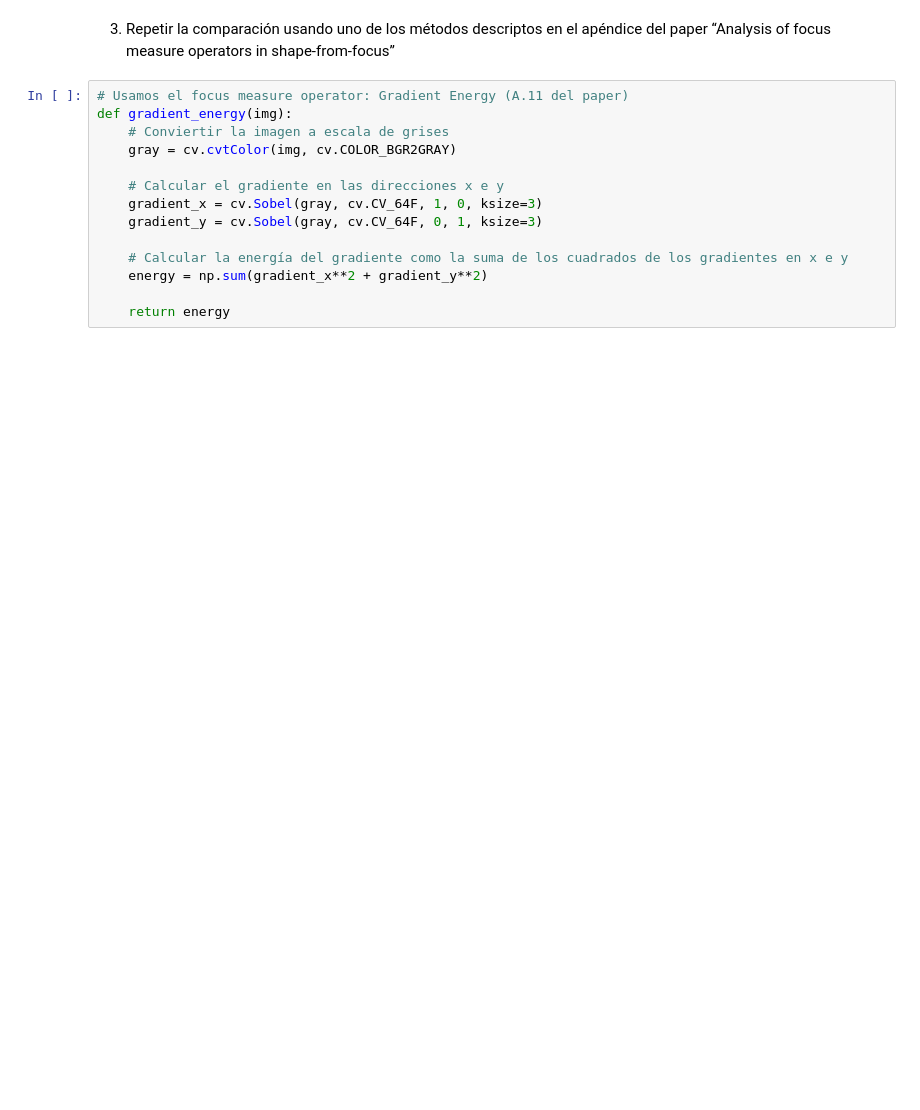
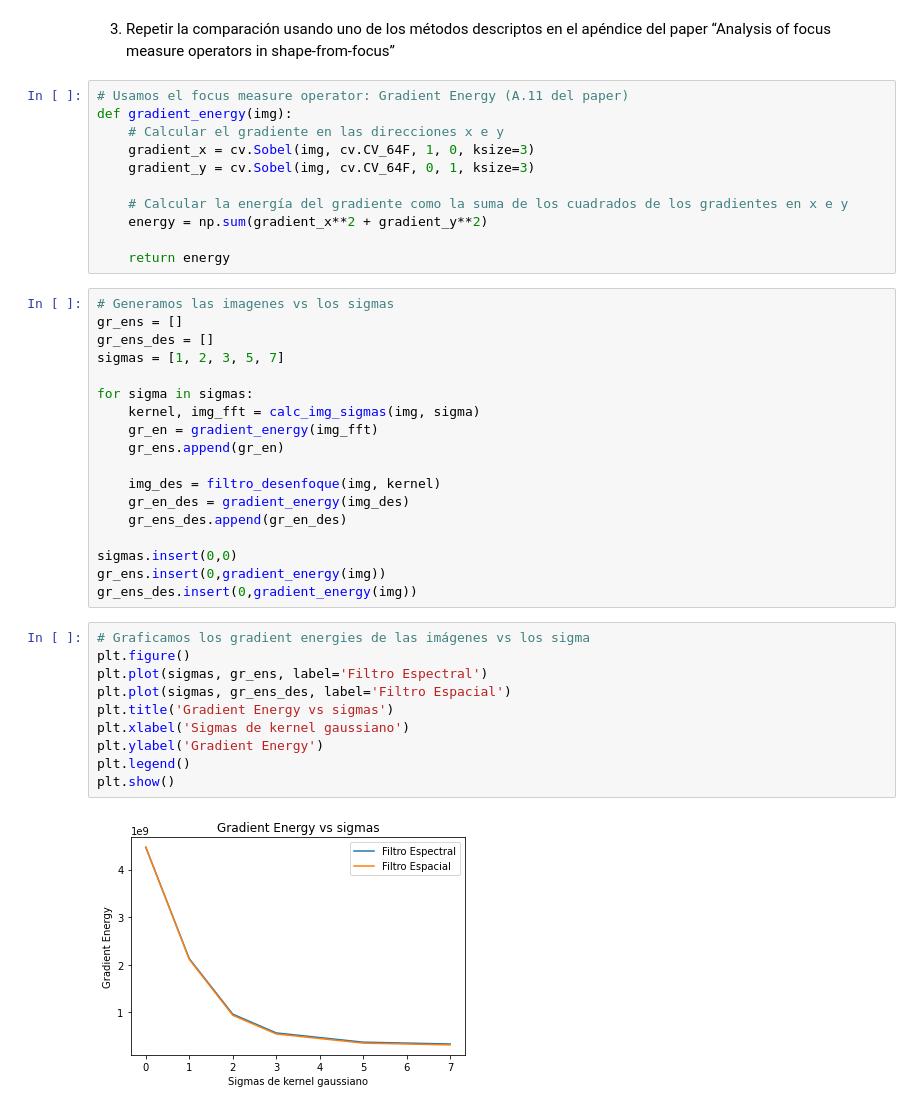
Before and after one commit to manoloacademia/vision_computadora_I, a Jupyter notebook: Material_TPs/TP2/TP2_PabloSegovia.ipynb, the cells around one changed output. Saved outputs shown, nothing was run; the diff lists cells and outputs as text; blank space fills up the shorter version.

```diff
--- a/Material_TPs/TP2/TP2_PabloSegovia.ipynb
+++ b/Material_TPs/TP2/TP2_PabloSegovia.ipynb
@@ -209,14 +221,41 @@ focus measure operators in shape-from-focus”
 # %%
 # Usamos el focus measure operator: Gradient Energy (A.11 del paper)
 def gradient_energy(img):
-    # Conviertir la imagen a escala de grises
-    gray = cv.cvtColor(img, cv.COLOR_BGR2GRAY)
-
     # Calcular el gradiente en las direcciones x e y
-    gradient_x = cv.Sobel(gray, cv.CV_64F, 1, 0, ksize=3)
-    gradient_y = cv.Sobel(gray, cv.CV_64F, 0, 1, ksize=3)
+    gradient_x = cv.Sobel(img, cv.CV_64F, 1, 0, ksize=3)
+    gradient_y = cv.Sobel(img, cv.CV_64F, 0, 1, ksize=3)
 
     # Calcular la energía del gradiente como la suma de los cuadrados de los gradientes en x e y
     energy = np.sum(gradient_x**2 + gradient_y**2)
 
     return energy
+# %%
+# Generamos las imagenes vs los sigmas
+gr_ens = []
+gr_ens_des = []
+sigmas = [1, 2, 3, 5, 7]
+
+for sigma in sigmas:
+    kernel, img_fft = calc_img_sigmas(img, sigma)
+    gr_en = gradient_energy(img_fft)
+    gr_ens.append(gr_en)
+
+    img_des = filtro_desenfoque(img, kernel)
+    gr_en_des = gradient_energy(img_des)
+    gr_ens_des.append(gr_en_des)
+
+sigmas.insert(0,0)
+gr_ens.insert(0,gradient_energy(img))
+gr_ens_des.insert(0,gradient_energy(img))
+# %%
+# Graficamos los gradient energies de las imágenes vs los sigma
+plt.figure()
+plt.plot(sigmas, gr_ens, label='Filtro Espectral')
+plt.plot(sigmas, gr_ens_des, label='Filtro Espacial')
+plt.title('Gradient Energy vs sigmas')
+plt.xlabel('Sigmas de kernel gaussiano')
+plt.ylabel('Gradient Energy')
+plt.legend()
+plt.show()
+# %% [output]
+[figure, added]
```
Also changed, not shown: parts of 7 cells of this notebook, 2 other files.
